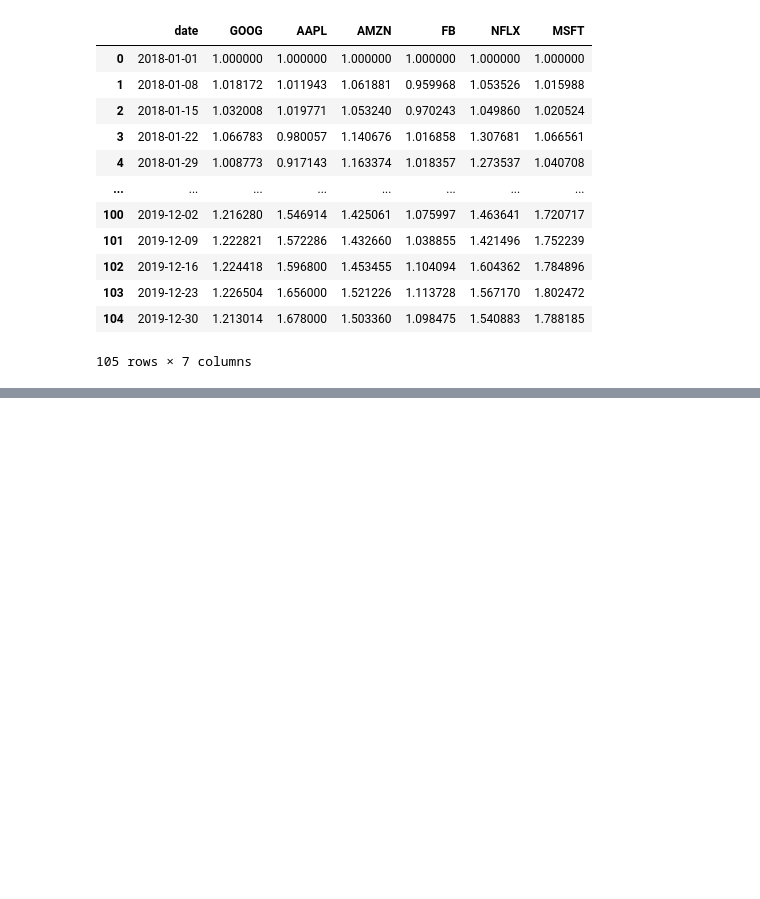
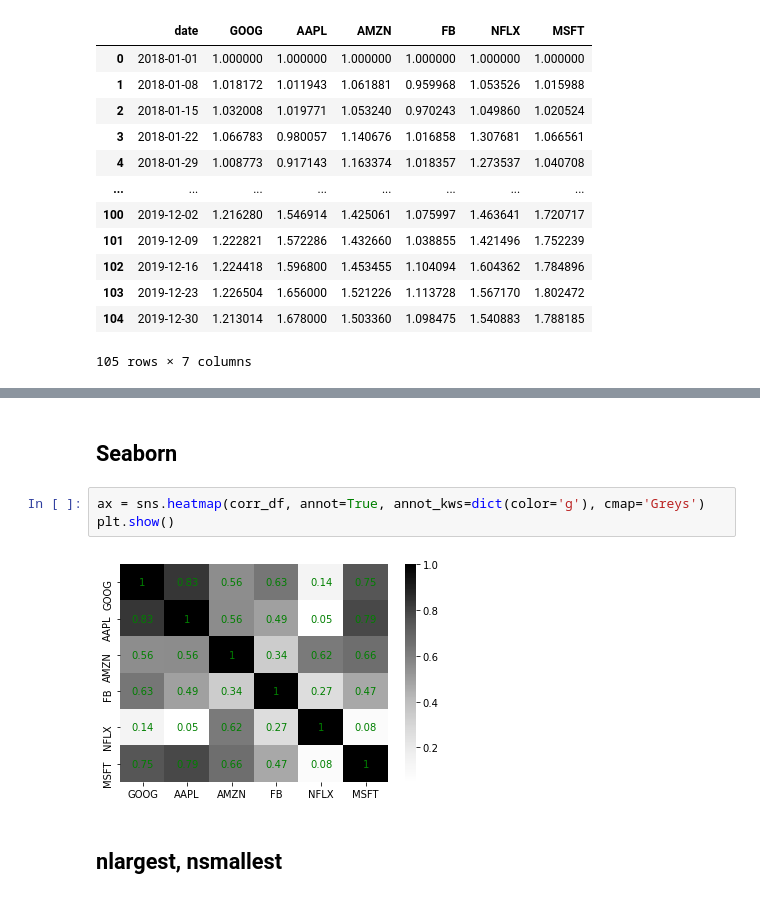
Before and after one commit to jaewook94/self-study, a Jupyter notebook: data-visualization.ipynb, the cells around one changed output, grey strips where cells are left out. Saved outputs shown, nothing was run; the diff lists cells and outputs as text; blank space fills up the shorter version.

```diff
--- a/data-visualization.ipynb
+++ b/data-visualization.ipynb
@@ -81,0 +140,9 @@ df.style.background_gradient(cmap='viridis')
+# %% [markdown]
+## Seaborn
+# %%
+ax = sns.heatmap(corr_df, annot=True, annot_kws=dict(color='g'), cmap='Greys')
+plt.show()
+# %% [output]
+[figure, added]
+# %% [markdown]
+## nlargest, nsmallest
```
Also changed, not shown: parts of 11 cells of this notebook.
